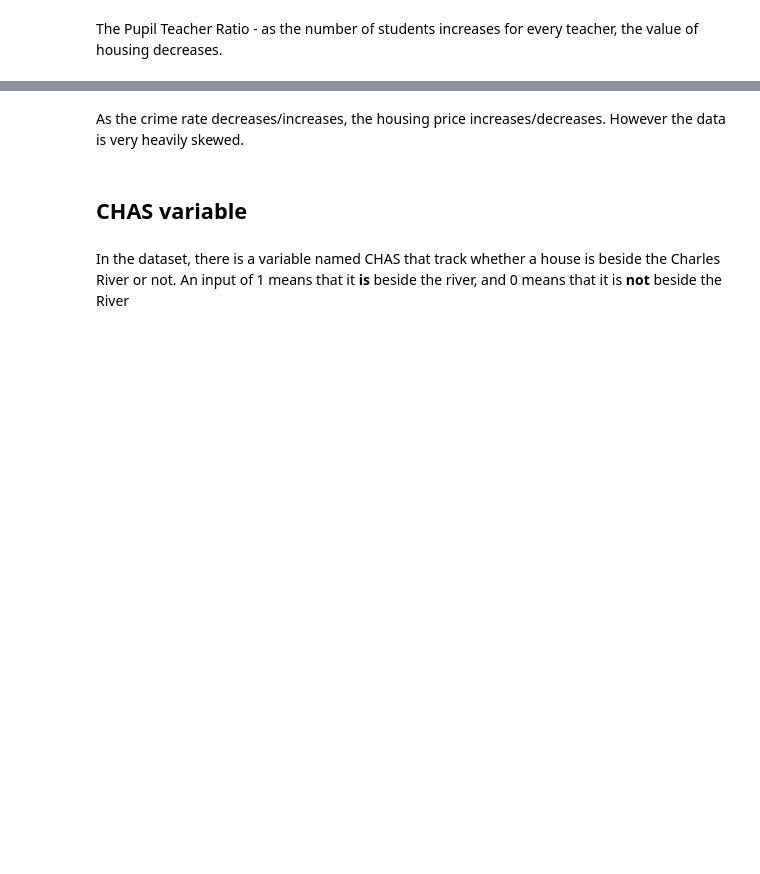
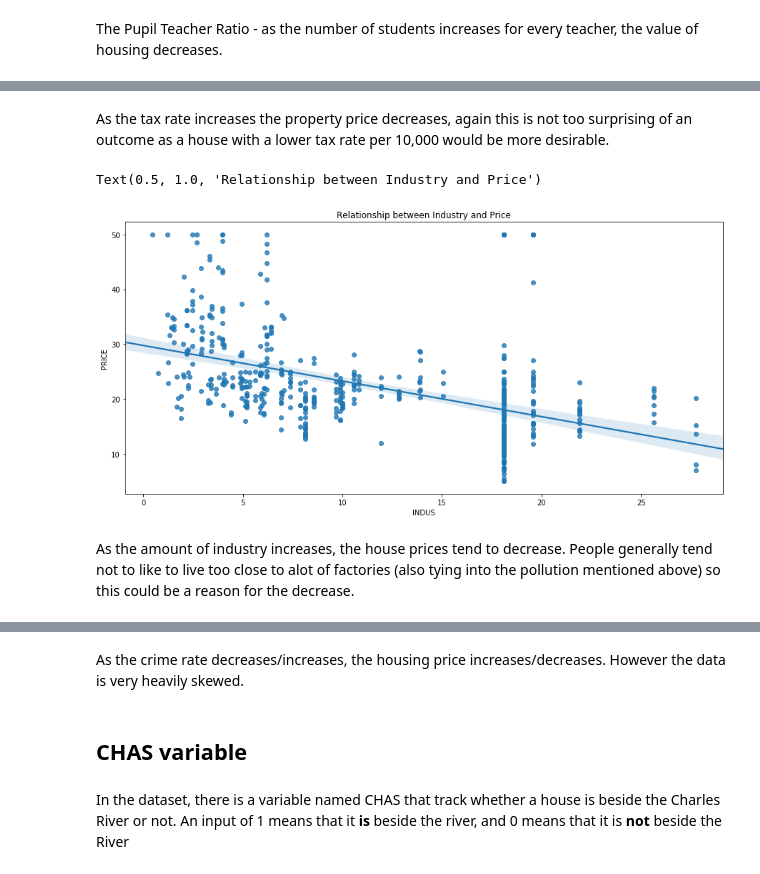
Before and after one commit to zoecahill1/machine-project, a Jupyter notebook: boston-dataset.ipynb, the cells around one changed output, grey strips where cells are left out. Cells and saved outputs as stored; diff of their text form; code cells hidden in the pictures; blank space fills up the shorter version.

```diff
--- a/boston-dataset.ipynb
+++ b/boston-dataset.ipynb
@@ -417,3 +429,13 @@ The Pupil Teacher Ratio - as the number of students increases for every teacher,
+# %% [markdown]
+As the tax rate increases the property price decreases, again this is not too surprising of an outcome as a house with a lower tax rate per 10,000 would be more desirable.
+# %%
+sns.regplot(y="PRICE", x="INDUS", data=df, fit_reg = True)
+plt.title("Relationship between Industry and Price")
+# %% [output]
+Text(0.5, 1.0, 'Relationship between Industry and Price')
+[figure, added]
+# %% [markdown]
+As the amount of industry increases, the house prices tend to decrease. People generally tend not to like to live too close to alot of factories (also tying into the pollution mentioned above) so this could be a reason for the decrease.
 # %%
 sns.regplot(y="PRICE", x="CRIM", data=df, fit_reg = True)
 plt.title("Relationship between Crime Rate and Price")
```
Also changed, not shown: parts of 116 cells of this notebook, 2 other files.
